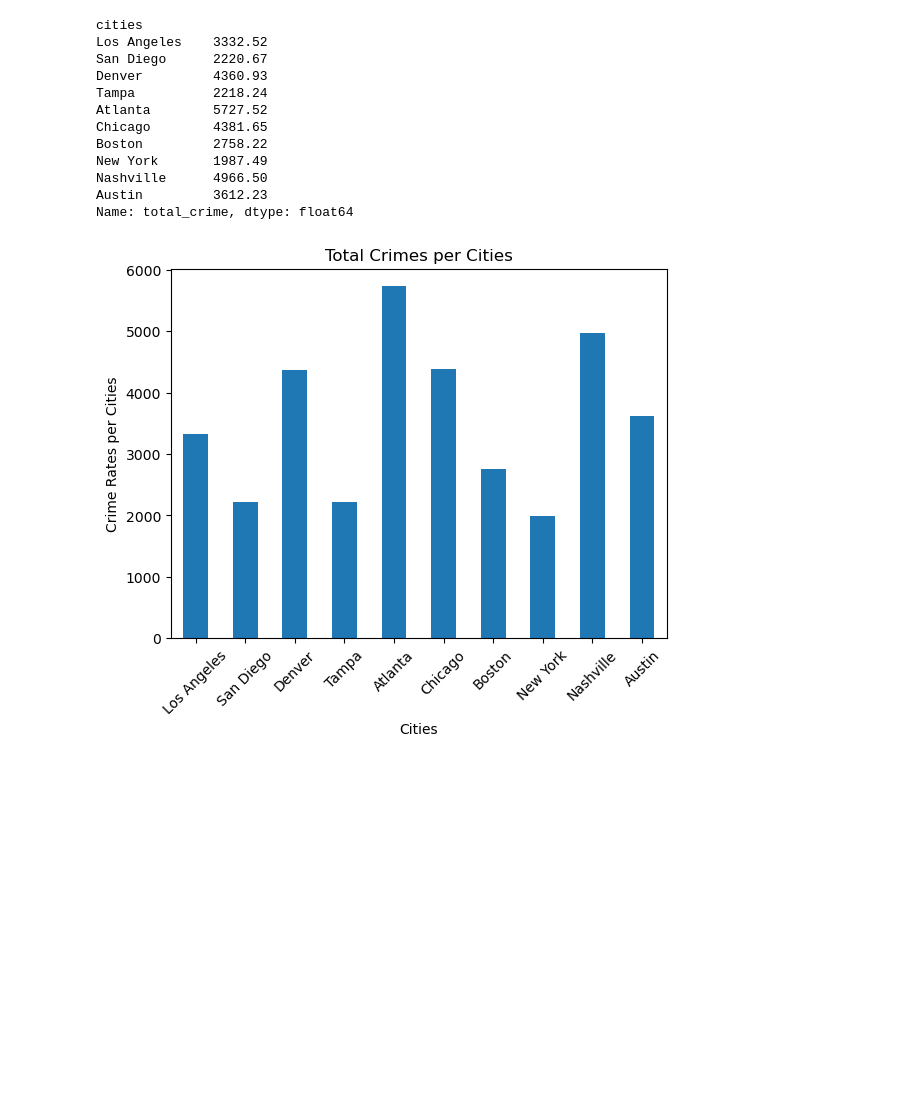
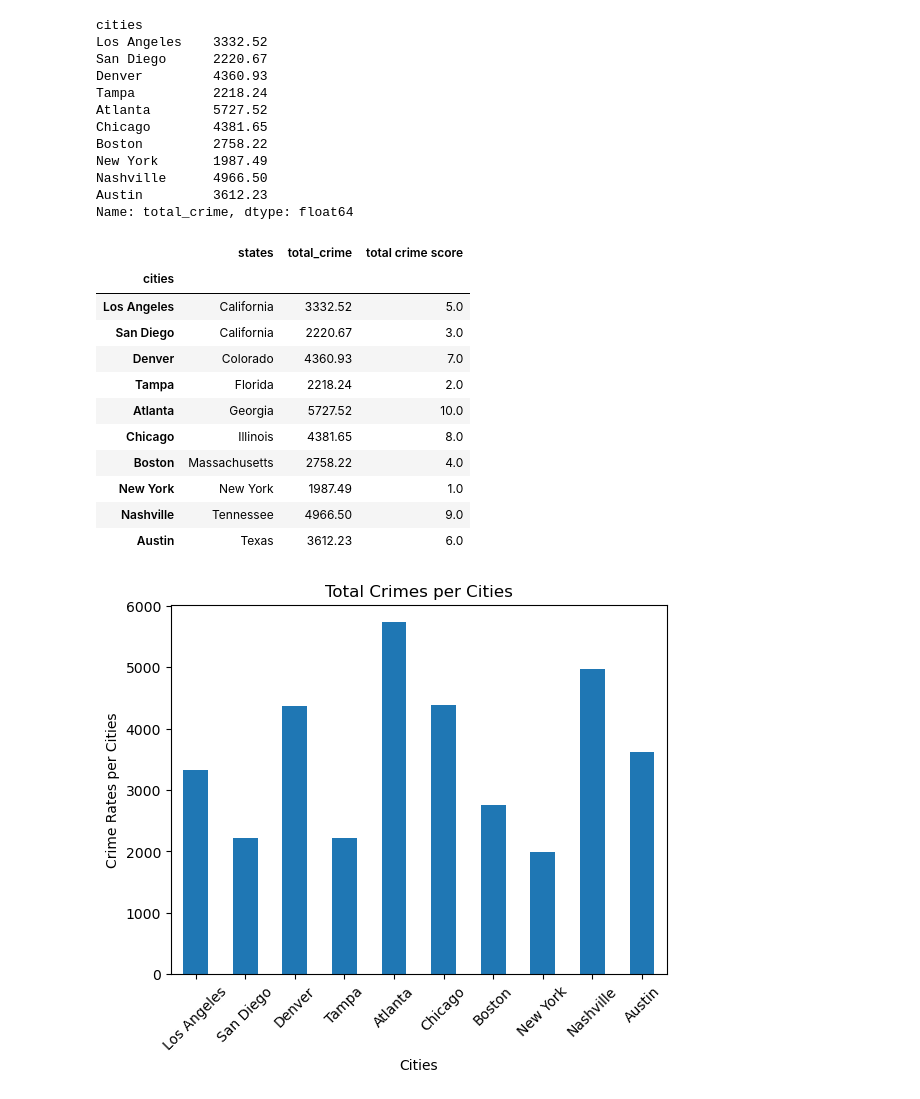
Before and after one commit to benschatz97/group_project_1, a Jupyter notebook: sean_files/population_city_crime/population_city_crime.ipynb, the cells around one changed output. Saved outputs shown, nothing was run; the diff lists cells and outputs as text; code cells hidden in the pictures; blank space fills up the shorter version.

```diff
--- a/sean_files/population_city_crime/population_city_crime.ipynb
+++ b/sean_files/population_city_crime/population_city_crime.ipynb
@@ -83,6 +79,22 @@ New York       1987.49
 Nashville      4966.50
 Austin         3612.23
 Name: total_crime, dtype: float64
+# %%
+updated_cities_crime_rates['total crime score'] = updated_cities_crime_rates['total_crime'].rank()
+updated_cities_crime_rates
+# %% [output]
+|  | states | total_crime | total crime score |
+| cities |  |  |  |
+| Los Angeles | California | 3332.52 | 5.0 |
+| San Diego | California | 2220.67 | 3.0 |
+| Denver | Colorado | 4360.93 | 7.0 |
+| Tampa | Florida | 2218.24 | 2.0 |
+| Atlanta | Georgia | 5727.52 | 10.0 |
+| Chicago | Illinois | 4381.65 | 8.0 |
+| Boston | Massachusetts | 2758.22 | 4.0 |
+| New York | New York | 1987.49 | 1.0 |
+| Nashville | Tennessee | 4966.50 | 9.0 |
+| Austin | Texas | 3612.23 | 6.0 |
 # %%
 # Create a bar graph for the assigned cities crime
 cities_crime_rates_graph= total_crime_df.plot(kind="bar")
```
Also changed, not shown: parts of 6 cells of this notebook, 2 other files.
